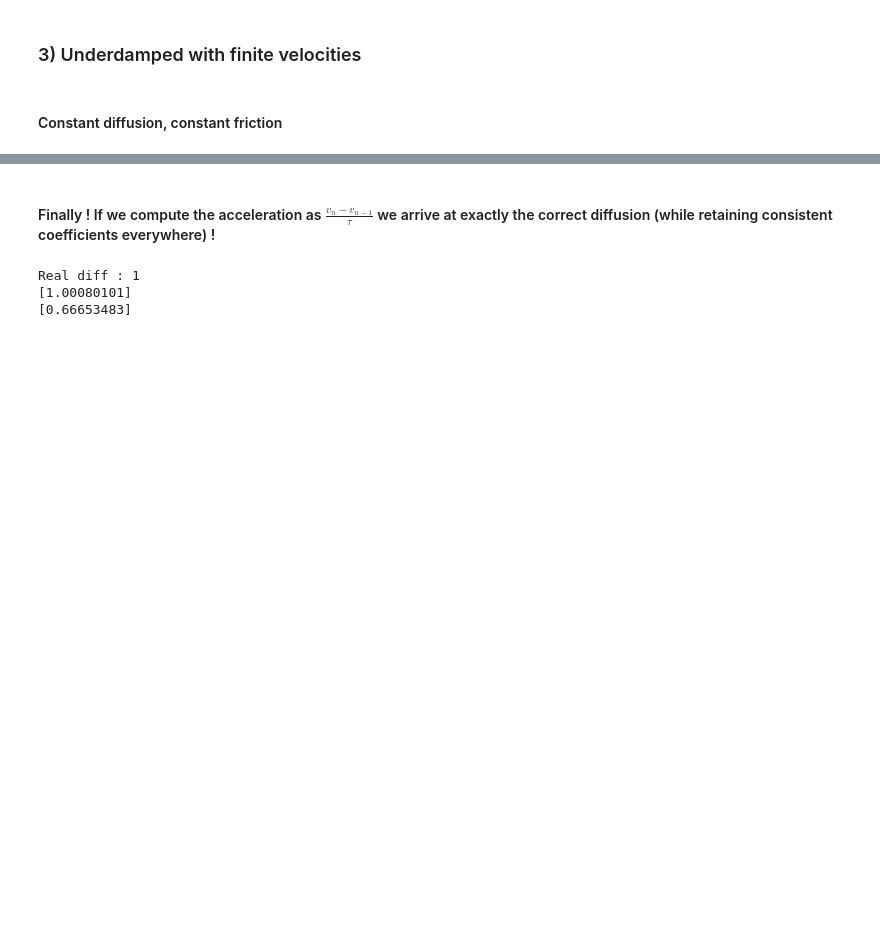
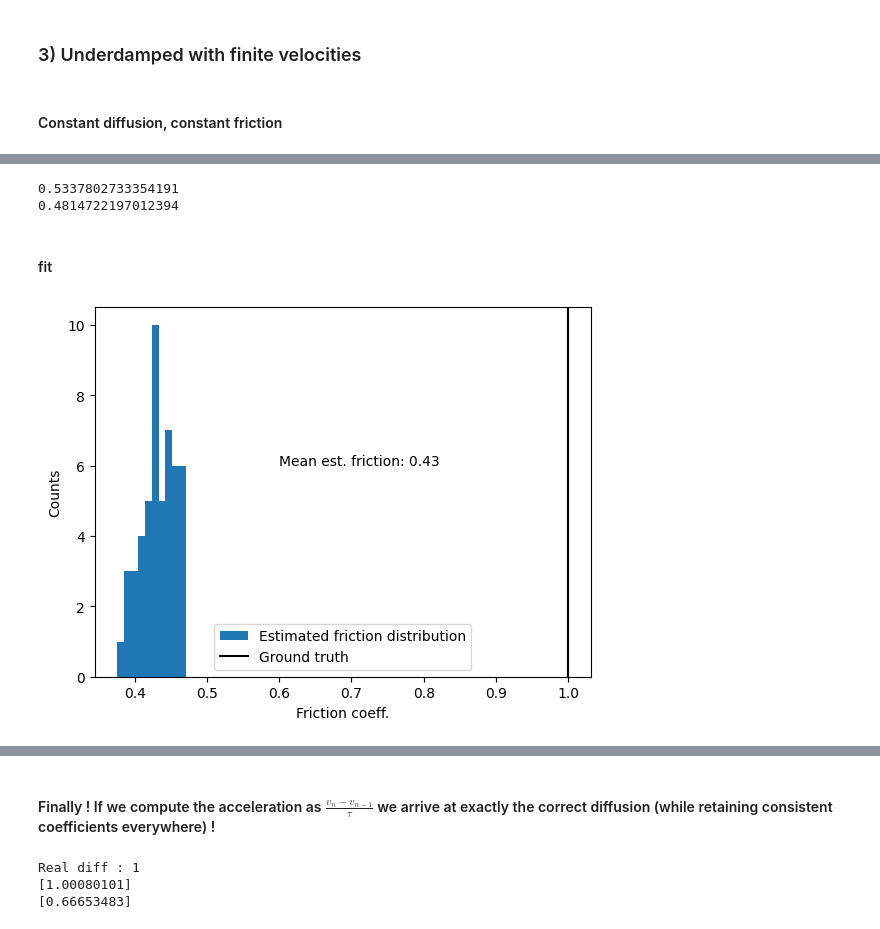
Before and after one commit to langevinmodel/folie, a Jupyter notebook: examples/tutorials/1D_DoubleWell_estimation.ipynb, the cells around one changed output, grey strips where cells are left out. Drawn from its saved outputs; the diff is of its cells as text; code cells hidden in the pictures; blank space fills up the shorter version.

```diff
--- a/examples/tutorials/1D_DoubleWell_estimation.ipynb
+++ b/examples/tutorials/1D_DoubleWell_estimation.ipynb
@@ -664,8 +663,8 @@ coeff=0.1*np.array([0,0,-4.5,0,0.1]) # coefficients of the free energy
 free_energy = np.polynomial.Polynomial(coeff)
 force_coeff=np.array([-coeff[1],-2*coeff[2],-3*coeff[3],-4*coeff[4]]) #coefficients of the free energy
 force_function = fl.functions.Polynomial(deg=3,coefficients=force_coeff)
-diff_function= fl.functions.Polynomial(deg=0,coefficients=np.asarray([1.]))
-friction_function = fl.functions.Polynomial(deg=0,coefficients=np.asarray([1.]))
+diff_function= fl.functions.Polynomial(deg=0,coefficients=.1*np.asarray([30.]))
+friction_function = fl.functions.Polynomial(deg=0,coefficients=.1*np.asarray([10.]))
 # %%
 # Define model to simulate and type of simulator to use
 dt=1e-3
@@ -699,0 +759,51 @@ KM_res_diff_1_f = deepcopy(KM_estimator.fit_fetch(constant_gamma_diff_data, corr
+# %%
+print(ma)
+print(md)
+# %% [output]
+0.5337802733354191
+0.4814722197012394
+# %% [markdown]
+#### fit
+# %%
+trainforce = force_function
+deg_diff = 0
+traindiff = diff_function
+deg_frict = 0
+trainfriction = friction_function
+trainmodel = fl.models.Underdamped(trainforce, friction=trainfriction, diffusion=traindiff, has_bias=None)
+
+KM_estimator = fl.UnderdampedKramersMoyalEstimator(deepcopy(trainmodel))
+# VEC_estimator = fl.LikelihoodEstimator(fl.VECDensity(deepcopy(trainmodel),), n_jobs=10)
+# VEC_estimator = fl.estimation.mle.FiniteVelocityEMEstimator(fl.VECDensity(deepcopy(trainmodel)) ,n_jobs=10, verbose=2,
+                                                            # max_iter=10)
+
+constfrict = deepcopy(KM_estimator.fit_fetch(constant_gamma_diff_data, correct_finite_diff_vel=False))
+# VEC_res = VEC_estimator.fit_fetch(constant_gamma_diff_data, use_jac=True,)
+# %%
+n_fits = 50
+pos_drift_coeffs_arr = np.empty((n_fits, len(model_simu.pos_drift.coefficients)))
+friction_coeffs_arr = np.empty((n_fits, len(model_simu.friction.coefficients)))
+for it in range(n_fits):
+
+    ntrajs = 60
+    X0 = np.zeros(2*ntrajs)
+    constant_gamma_diff_data = simulator.run(15000, X0, 1)
+
+    for trj in constant_gamma_diff_data:
+        del(trj["v"])
+
+    KM_estimator = fl.UnderdampedKramersMoyalEstimator(deepcopy(trainmodel))
+    constfrict = deepcopy(KM_estimator.fit_fetch(constant_gamma_diff_data, correct_finite_diff_vel=False))
+
+    pos_drift_coeffs_arr[it] = constfrict.pos_drift.coefficients
+    friction_coeffs_arr[it] = constfrict.friction.coefficients
+# %%
+plt.hist(friction_coeffs_arr, bins=10, label='Estimated friction distribution')
+plt.axvline(model_simu.friction.coefficients, c='k', label='Ground truth')
+plt.xlabel('Friction coeff.')
+plt.ylabel('Counts')
+plt.text(0.6, 6, f'Mean est. friction: {friction_coeffs_arr.mean():.2f}')
+plt.legend()
+plt.show()
+# %% [output]
+[figure, added]
```
Also changed, not shown: parts of 198 cells of this notebook, 3 other files.
